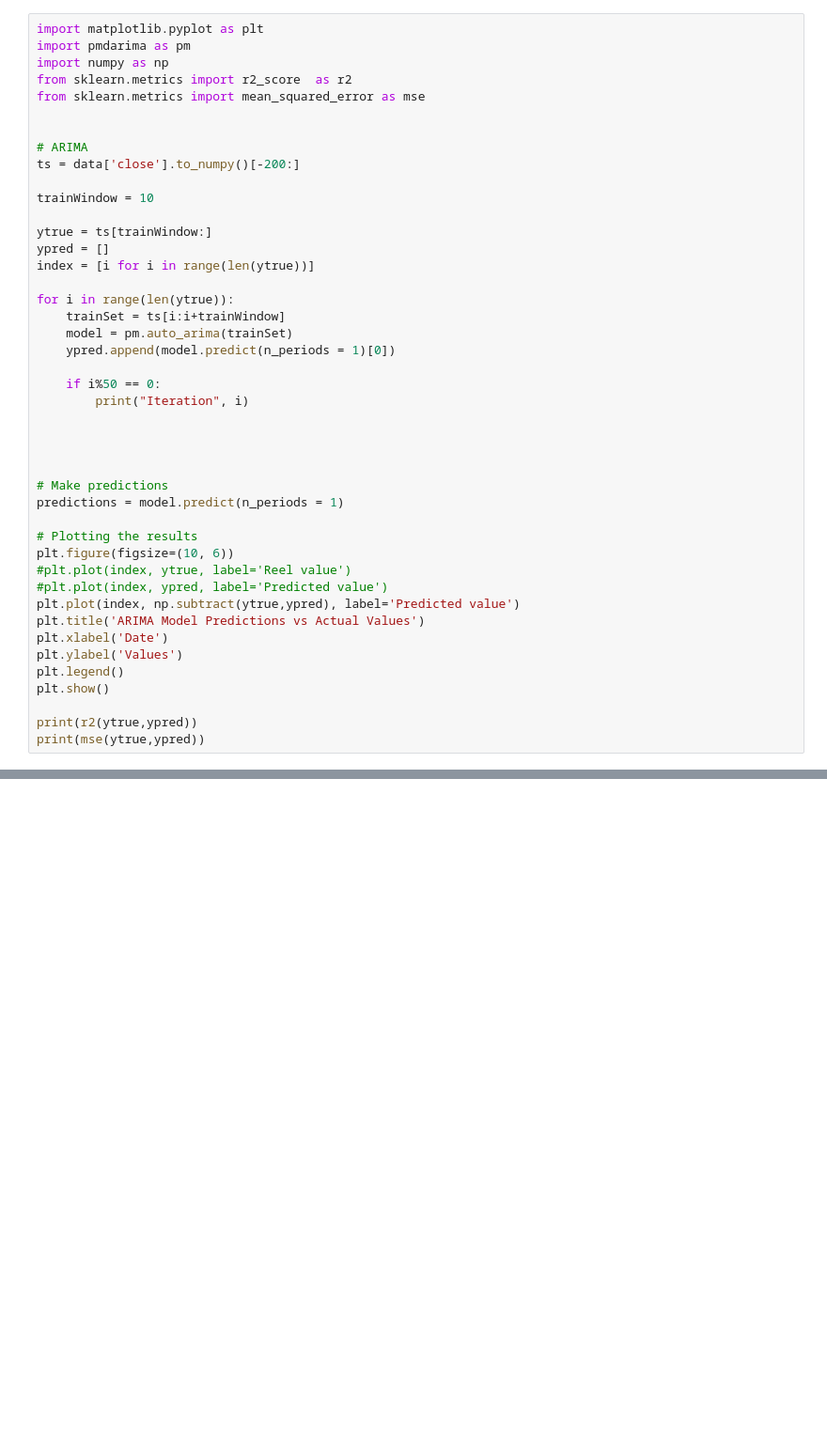
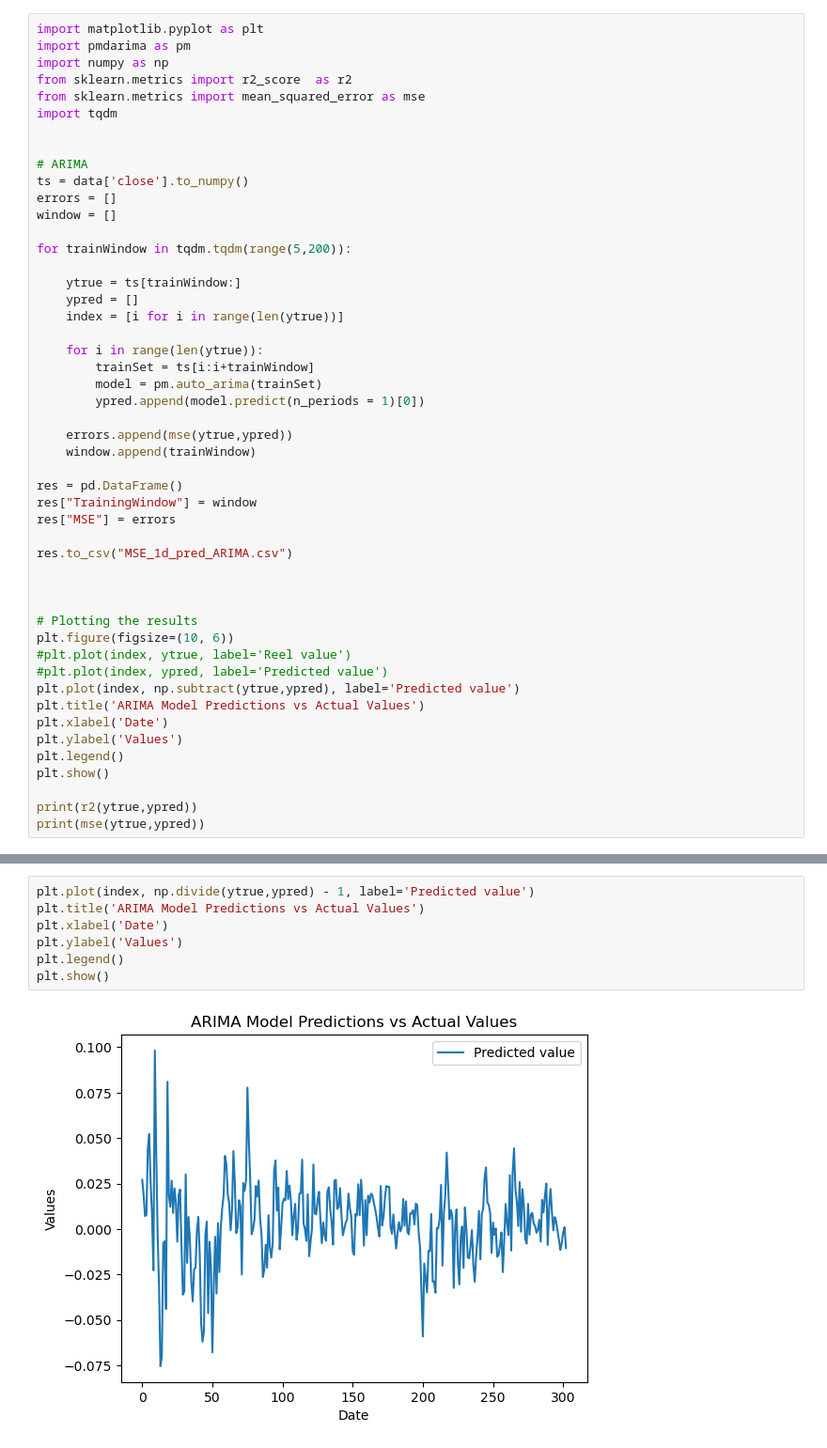
Before and after one commit to paulfav/ts_forecasting, a Jupyter notebook: ARMA_ARRIMA.ipynb, the cells around one changed output, grey strips where cells are left out. Shown at 94% size. Cells and saved outputs as stored; diff of their text form; blank space fills up the shorter version.

Commit message:
avant de lancer les preds 1j sur arima appl

```diff
--- a/ARMA_ARRIMA.ipynb
+++ b/ARMA_ARRIMA.ipynb
@@ -63,30 +37,35 @@ import pmdarima as pm
 import numpy as np
 from sklearn.metrics import r2_score  as r2
 from sklearn.metrics import mean_squared_error as mse
+import tqdm
 
 
 # ARIMA
-ts = data['close'].to_numpy()[-200:]
+ts = data['close'].to_numpy()
+errors = []
+window = []
 
-trainWindow = 10
+for trainWindow in tqdm.tqdm(range(5,200)):
 
-ytrue = ts[trainWindow:]
-ypred = []
-index = [i for i in range(len(ytrue))]
+    ytrue = ts[trainWindow:]
+    ypred = []
+    index = [i for i in range(len(ytrue))]
 
-for i in range(len(ytrue)):
-    trainSet = ts[i:i+trainWindow]
-    model = pm.auto_arima(trainSet)
-    ypred.append(model.predict(n_periods = 1)[0])
+    for i in range(len(ytrue)):
+        trainSet = ts[i:i+trainWindow]
+        model = pm.auto_arima(trainSet)
+        ypred.append(model.predict(n_periods = 1)[0])
 
-    if i%50 == 0:
-        print("Iteration", i)
+    errors.append(mse(ytrue,ypred))
+    window.append(trainWindow)
+
+res = pd.DataFrame()
+res["TrainingWindow"] = window
+res["MSE"] = errors
+
+res.to_csv("MSE_1d_pred_ARIMA.csv")
 
 
-
-
-# Make predictions
-predictions = model.predict(n_periods = 1)
 
 # Plotting the results
 plt.figure(figsize=(10, 6))
@@ -162,0 +87,9 @@ numpy.linalg.LinAlgError: LU decomposition error.
+# %%
+plt.plot(index, np.divide(ytrue,ypred) - 1, label='Predicted value')
+plt.title('ARIMA Model Predictions vs Actual Values')
+plt.xlabel('Date')
+plt.ylabel('Values')
+plt.legend()
+plt.show()
+# %% [output]
+[figure, added]
```
Also changed, not shown: parts of 5 cells of this notebook.
